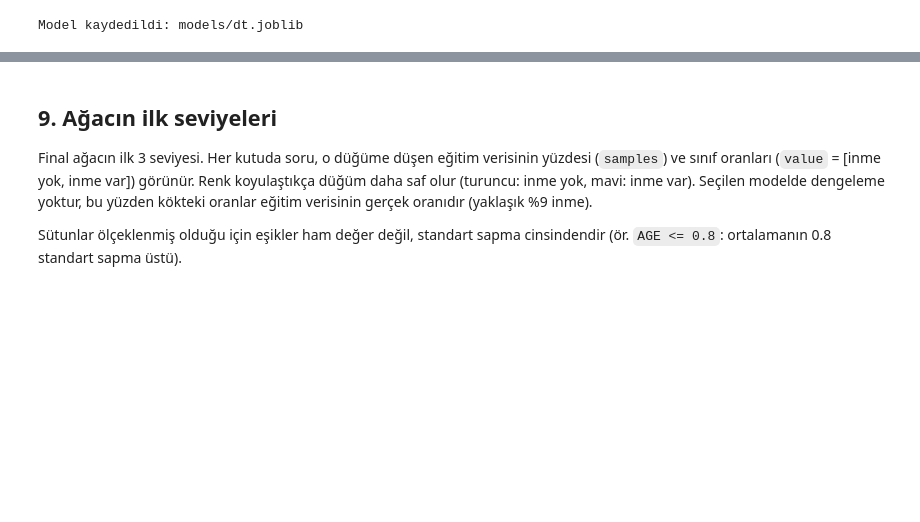
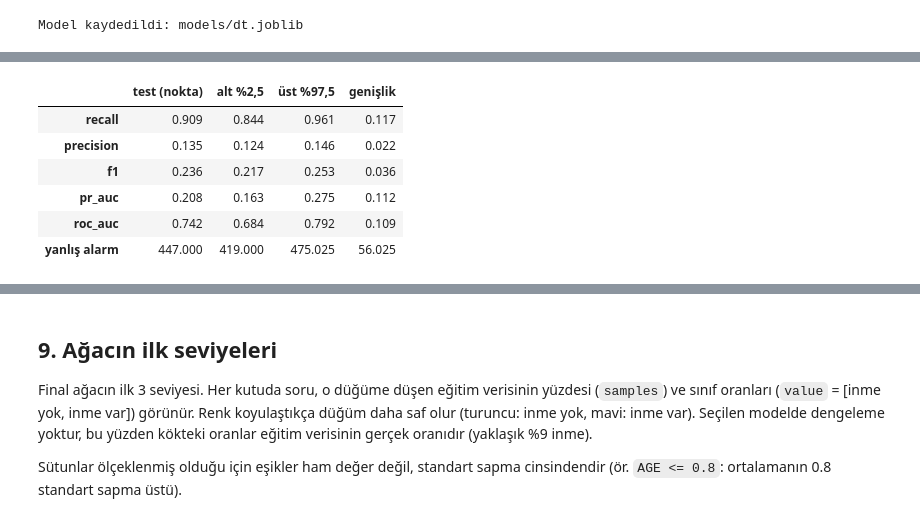
Before and after one commit to Soo-de/stroke_detection_ML, a Jupyter notebook: notebooks/07_model_dt.ipynb, the cells around one changed output, grey strips where cells are left out. Saved outputs shown, nothing was run; the diff lists cells and outputs as text; code cells hidden in the pictures; blank space fills up the shorter version.

```diff
--- a/notebooks/07_model_dt.ipynb
+++ b/notebooks/07_model_dt.ipynb
@@ -485,0 +490,52 @@ Model kaydedildi: models/dt.joblib
+# %%
+# Stratified bootstrap of the test set: positives and negatives are resampled separately,
+# so every resample keeps the 77 / 804 split. The indices are drawn once and reused (paired comparison).
+N_BOOT = 2000
+
+def boot_indices(y, n_boot=N_BOOT, seed=RANDOM_STATE):
+    rng = np.random.default_rng(seed)
+    pos, neg = np.flatnonzero(y == 1), np.flatnonzero(y == 0)
+    return np.stack([np.concatenate([rng.choice(pos, len(pos)), rng.choice(neg, len(neg))])
+                     for _ in range(n_boot)])
+
+
+def boot_metrics(y, score, idx, threshold):
+    """Recall, precision, F1, PR-AUC, ROC-AUC and false alarm count on every resample."""
+    rows = []
+    for ix in idx:
+        yb, sb = y[ix], score[ix]
+        pred = sb >= threshold
+        tp, fp = int((pred & (yb == 1)).sum()), int((pred & (yb == 0)).sum())
+        rec, prec = tp / (yb == 1).sum(), (tp / (tp + fp) if tp + fp else 0.0)
+        rows.append({"recall": rec, "precision": prec,
+                     "f1": 2 * rec * prec / (rec + prec) if rec + prec else 0.0,
+                     "pr_auc": average_precision_score(yb, sb), "roc_auc": roc_auc_score(yb, sb),
+                     "yanlış alarm": fp})
+    return pd.DataFrame(rows)
+
+
+def ci_table(point, boot):
+    lo, hi = boot.quantile(0.025), boot.quantile(0.975)
+    return pd.DataFrame({"test (nokta)": point, "alt %2,5": lo, "üst %97,5": hi,
+                         "genişlik": hi - lo})
+
+
+y_arr, s_arr = np.asarray(y_test), np.asarray(test_result["score"])
+idx = boot_indices(y_arr)
+pred = s_arr >= threshold
+tp, fp = int((pred & (y_arr == 1)).sum()), int((pred & (y_arr == 0)).sum())
+point = pd.Series({"recall": tp / y_arr.sum(), "precision": tp / (tp + fp),
+                   "f1": 2 * tp / (2 * tp + fp + (y_arr.sum() - tp)),
+                   "pr_auc": average_precision_score(y_arr, s_arr), "roc_auc": roc_auc_score(y_arr, s_arr),
+                   "yanlış alarm": fp})
+boot = boot_metrics(y_arr, s_arr, idx, threshold)
+ci = ci_table(point, boot)
+ci.round(3)
+# %% [output]
+|  | test (nokta) | alt %2,5 | üst %97,5 | genişlik |
+| recall | 0.909 | 0.844 | 0.961 | 0.117 |
+| precision | 0.135 | 0.124 | 0.146 | 0.022 |
+| f1 | 0.236 | 0.217 | 0.253 | 0.036 |
+| pr_auc | 0.208 | 0.163 | 0.275 | 0.112 |
+| roc_auc | 0.742 | 0.684 | 0.792 | 0.109 |
+| yanlış alarm | 447.000 | 419.000 | 475.025 | 56.025 |
```
Also changed, not shown: parts of 10 cells of this notebook.
